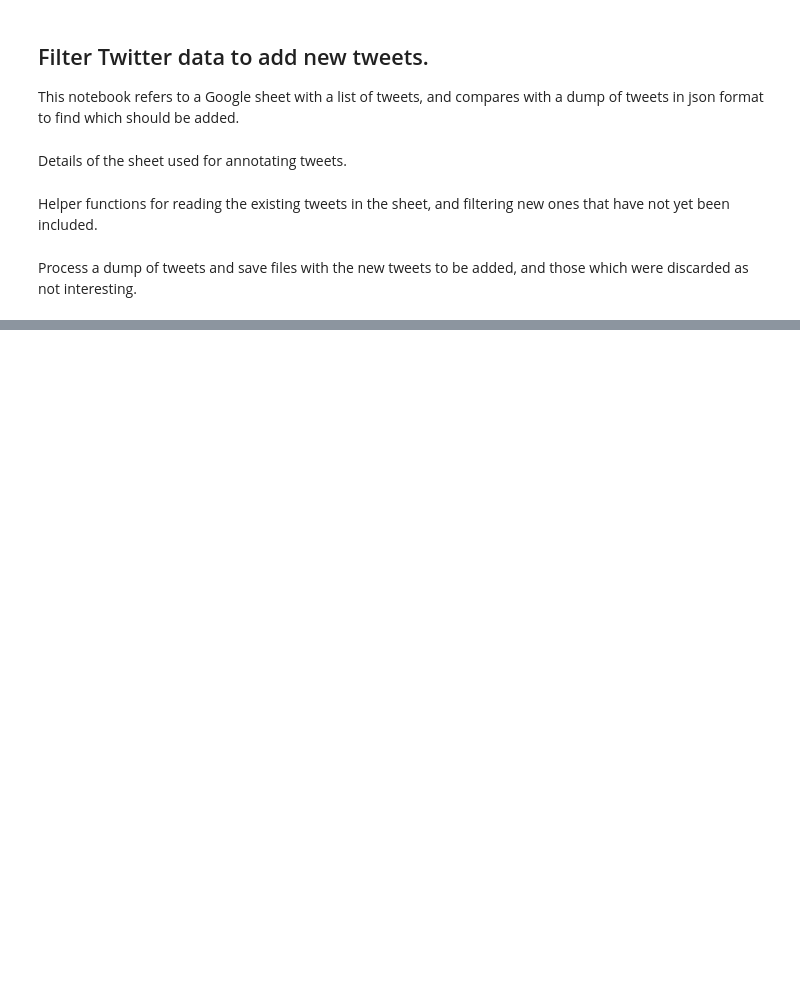
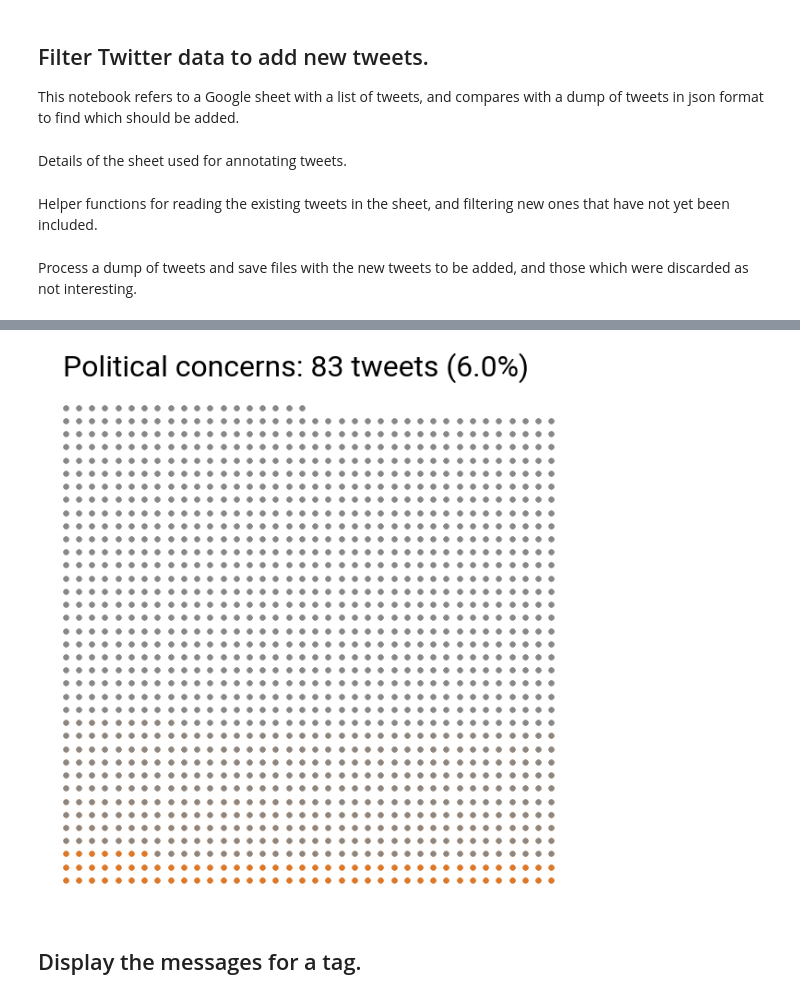
Before and after one commit to cmplx-xyttmt/covid19-uganda-twitter-data-analysis, a Jupyter notebook: Filter new tweets.ipynb, the cells around one changed output, grey strips where cells are left out. Drawn from its saved outputs; the diff is of its cells as text; code cells hidden in the pictures; blank space fills up the shorter version.

```diff
--- a/Filter new tweets.ipynb
+++ b/Filter new tweets.ipynb
@@ -98,0 +137,33 @@ excluded_tweets.to_csv('excluded.csv', index=False)
+# %%
+for tag in ['Use of Masks', 'Implementation', 'Political concerns']:
+
+    tag_count = np.sum(df[tag])
+    tag_proportion = tag_count / len(df)
+
+    for y in range(square_size):
+        for x in range(square_size):
+            index = (y * square_size) + x + 1
+            if index > len(df):
+                color = 'w'
+            elif index > tag_count:
+                color = '#888888'
+            else:
+                color = sunbird_orange
+            plt.plot(x, y,
+                     markersize=5,
+                     marker='o',
+                     color=color,
+                     markeredgecolor=None)
+
+    plt.axis('square')
+    plt.axis('off')
+    plt.xlim(-.2, square_size)
+    plt.ylim(-.2, square_size)
+    plt.gcf().set_size_inches(10, 10)
+    plt.title(f'{tag}: {int(tag_count)} tweets ({tag_proportion * 100:.1f}%)',
+              loc='left', fontsize=32, **sunbird_font)
+    plt.savefig(f'images/{tag}.png', dpi=150, bbox_inches='tight')
+# %% [output]
+[figure, added]
+# %% [markdown]
+## Display the messages for a tag.
```
Also changed, not shown: parts of 7 cells of this notebook.
